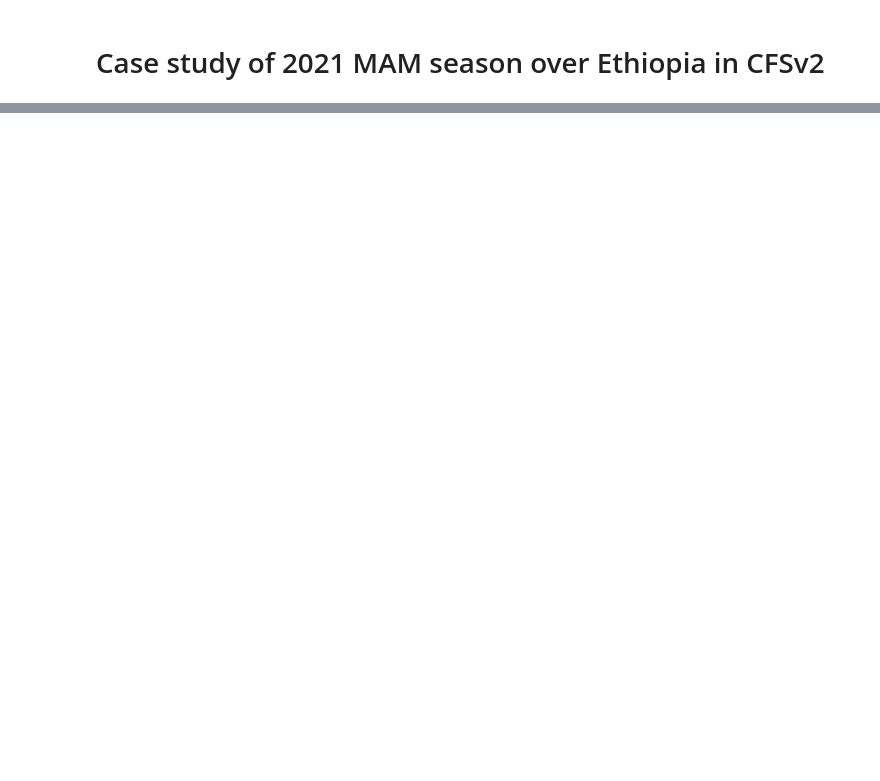
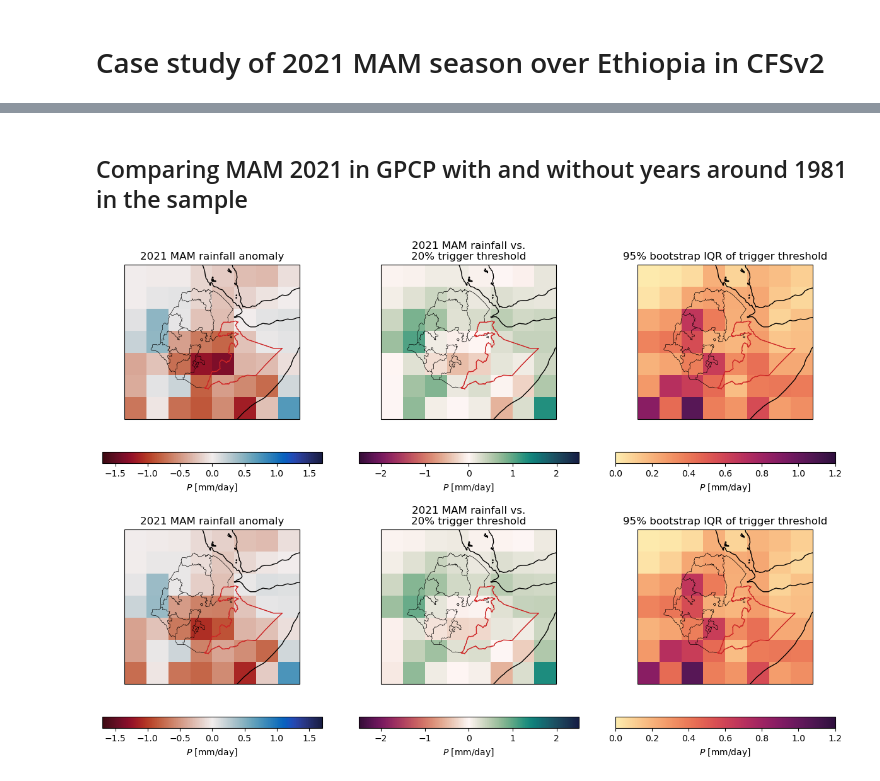
Before and after one commit to ccsfist/forecast_uncertainty, a Jupyter notebook: code/case_study.ipynb, the cells around one changed output, grey strips where cells are left out. Drawn from its saved outputs; the diff is of its cells as text; code cells hidden in the pictures; blank space fills up the shorter version.

```diff
--- a/code/case_study.ipynb
+++ b/code/case_study.ipynb
@@ -301,0 +381,2 @@ Text(0.5, 1.0, 'CDF of Somali region (Ethiopia) precipitation')
+# %% [markdown]
+## Comparing MAM 2021 in GPCP with and without years around 1981 in the sample
@@ -301,0 +389,55 @@ Text(0.5, 1.0, 'CDF of Somali region (Ethiopia) precipitation')
+# %%
+# Load trigger thresholds for a given data product
+threshs = xr.open_dataset(dir_list['tmp']+'pr-trigger-threshs_year_'+proc_source+'.zarr')
+threshs = threshs.sel(**subset_params).load() # Small enough that we don't need dask for this really
+# %%
+# Merge together rainfall and trigger thresholds
+dsm = xr.merge([dsm[['pr']],threshs],compat='no_conflicts')
+# %%
+# Get anomalies vs. mean rainfall and full-sample threshold
+dsm['pranom_vsmean'] = xr.concat([dsm.pr - dsm.pr.mean('year'),
+                                  (dsm.pr.sel(year=slice(1985,None)) -
+                                   dsm.pr.sel(year=slice(1985,None)).mean('year'))],
+                                 dim = pd.Index(['all','post1984'],name='timesample'),
+                                join='outer')
+dsm['pranom_vsthresh'] = xr.concat([dsm.pr - dsm.pr.quantile(0.2,dim='year'),
+                                  (dsm.pr.sel(year=slice(1985,None)) -
+                                   dsm.pr.sel(year=slice(1985,None)).quantile(0.2,dim='year'))],
+                                 dim = pd.Index(['all','post1984'],name='timesample'),
+                                   join='outer')
+# %%
+fig = plt.figure(figsize=(15,10))
+
+gs = GridSpec(2, 6, wspace = 0.4)
+
+#------------------------------------------------
+# Maps
+#------------------------------------------------
+for row_idx,desc in enumerate(dsm.timesample.values):
+    for plt_idx,var in enumerate(map_varlist):
+        ax = fig.add_subplot(gs[row_idx,(plt_idx*2):((plt_idx+1)*2)],projection=ccrs.PlateCarree())
+
+        # Plot variable
+        plot_data = dsm.sel(**subset_params,season=proc_params['season'],timesample=desc)[var]
+        if 'year' in plot_data.sizes:
+            plot_data = plot_data.sel(year=test_year)
+        plot_data.plot(**cbar_params[var],transform=ccrs.PlateCarree())
+
+        # Add borders
+        for adm_code,weight in zip(['admin1','admin0'],[0.25,0.3]):
+            gdfs[adm_code].cx[subset_params['lon'],subset_params['lat']].plot(ax=ax,facecolor='none',edgecolor='k',
+                                                               linestyle='-',linewidth=weight,
+                                                               transform=ccrs.PlateCarree(),
+                                                                             )
+        # Highlight Somali region
+        gdfs['admin1'].query(f'adm1_name=="{proc_params['poly_idx']}"').plot(ax=ax,facecolor='none',edgecolor='tab:red',
+                                                       linestyle='-',linewidth=1,
+                                                       transform=ccrs.PlateCarree())
+
+        # Add coastlines
+        ax.coastlines()
+
+        # Annotate
+        ax.set_title(titles[var])
+# %% [output]
+[figure, added]
```
Also changed, not shown: parts of 16 cells of this notebook, 18 other files.
